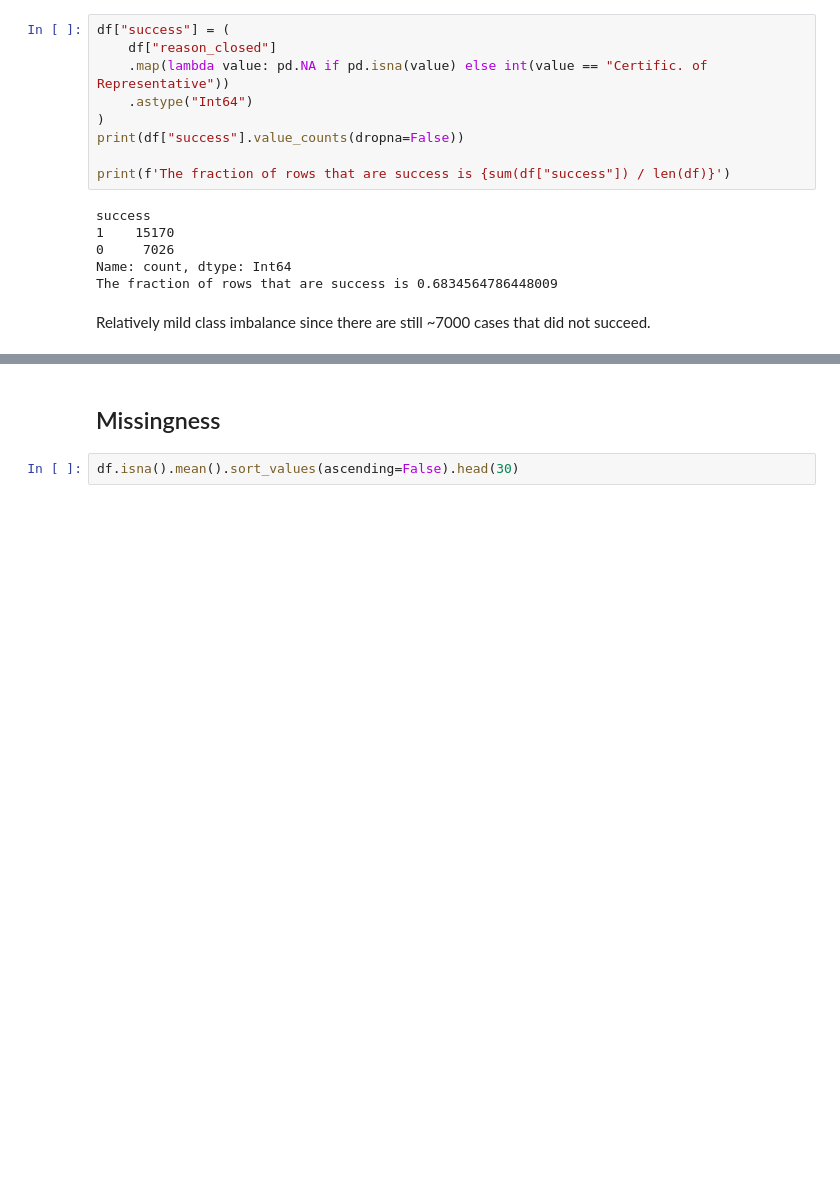
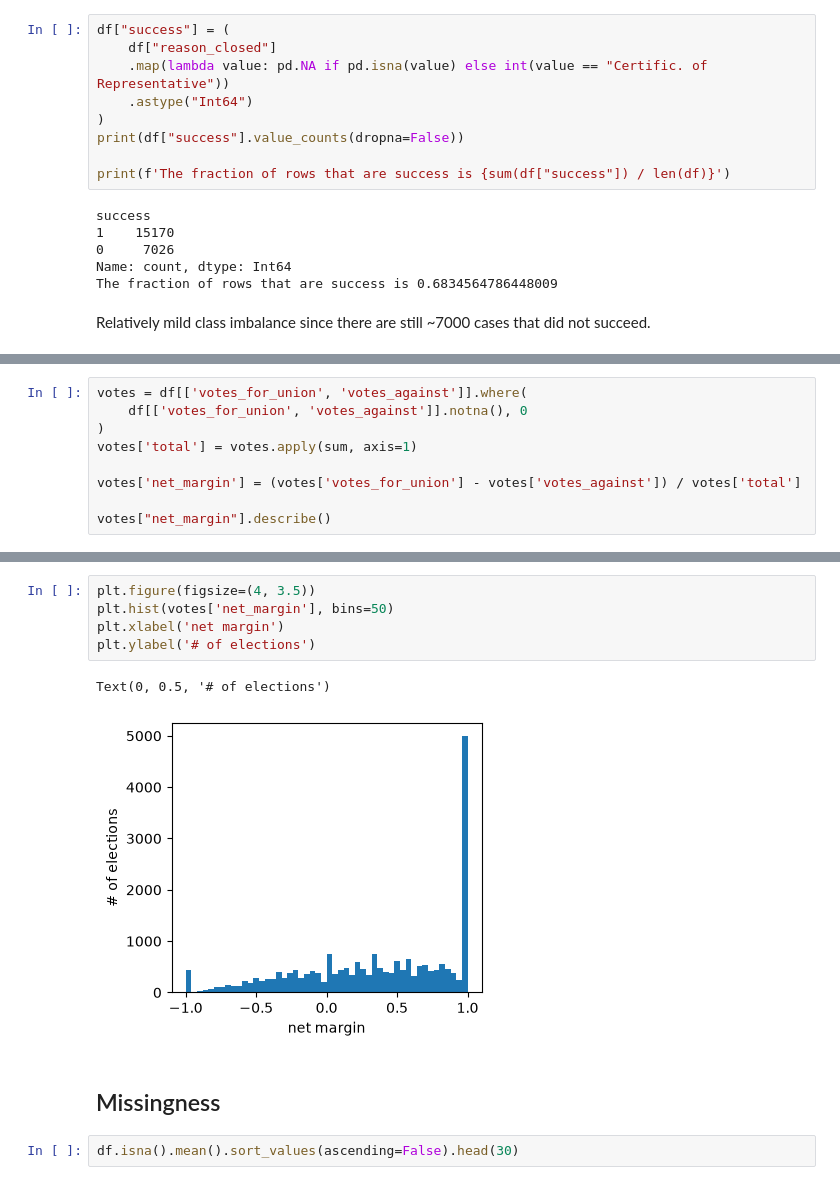
Before and after one commit to peishi/union-elections-modeling, a Jupyter notebook: eda.ipynb, the cells around one changed output, grey strips where cells are left out. Saved outputs shown, nothing was run; the diff lists cells and outputs as text; blank space fills up the shorter version.

```diff
--- a/eda.ipynb
+++ b/eda.ipynb
@@ -123,0 +104,9 @@ Name: vote_ratio, dtype: Float64
+# %%
+votes = df[['votes_for_union', 'votes_against']].where(
+    df[['votes_for_union', 'votes_against']].notna(), 0
+)
+votes['total'] = votes.apply(sum, axis=1)
+
+votes['net_margin'] = (votes['votes_for_union'] - votes['votes_against']) / votes['total']
+
+votes["net_margin"].describe()
@@ -124,3 +123,11 @@ Name: vote_ratio, dtype: Float64
+# %%
+plt.figure(figsize=(4, 3.5))
+plt.hist(votes['net_margin'], bins=50)
+plt.xlabel('net margin')
+plt.ylabel('# of elections')
+# %% [output]
+Text(0, 0.5, '# of elections')
+[figure, added]
 # %% [markdown]
 ## Missingness
 # %%
```
Also changed, not shown: parts of 17 cells of this notebook, 3 other files.
